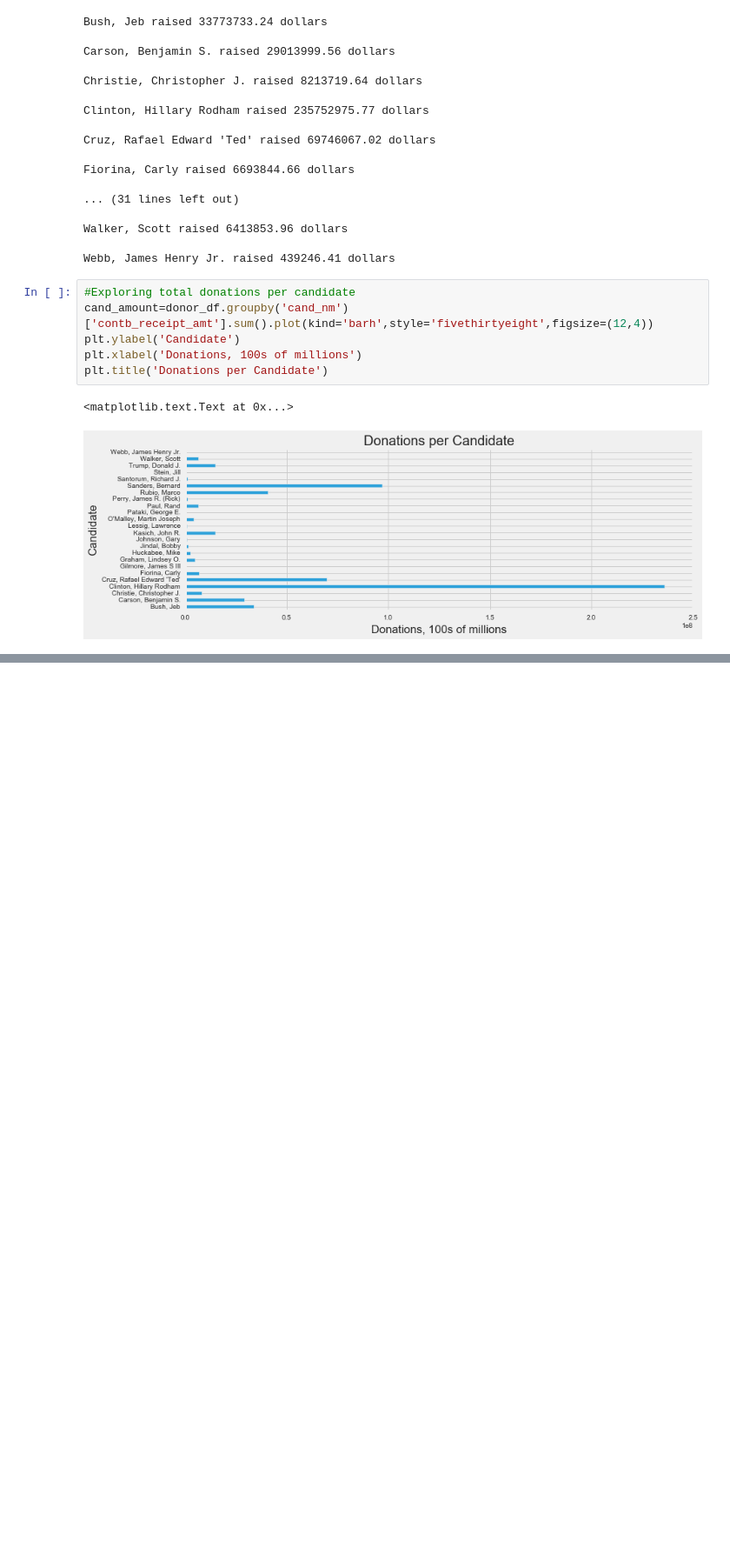
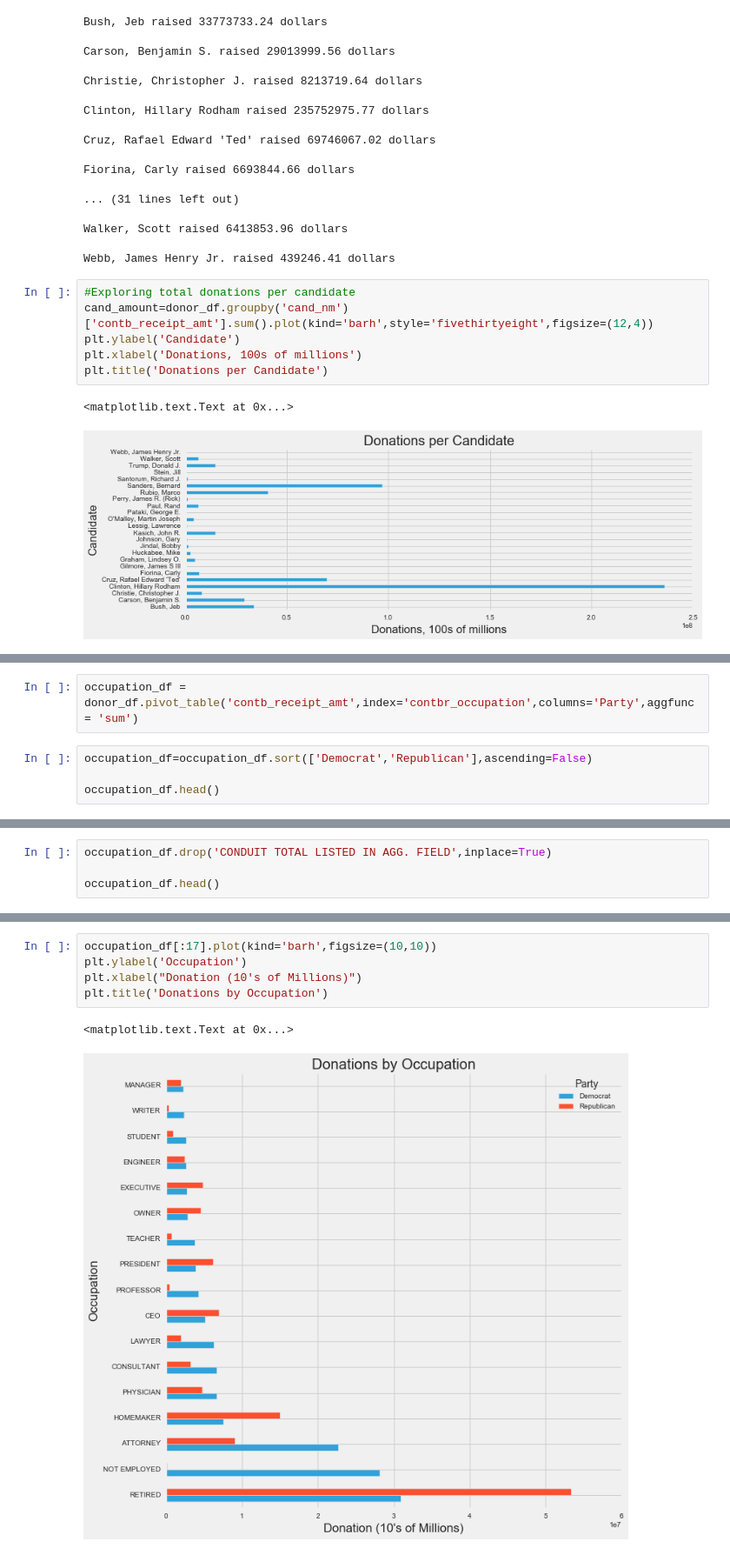
Before and after one commit to TrojanCarp/Election-Analysis, a Jupyter notebook: Election Analysis (Clinton, Trump, Johnson-2016).ipynb, the cells around one changed output, grey strips where cells are left out. Shown at 87% size. Saved outputs shown, nothing was run; the diff lists cells and outputs as text; blank space fills up the shorter version.

Commit message:
Election Analysis
Updated with Donors by Occupation viz

```diff
--- a/Election Analysis (Clinton, Trump, Johnson-2016).ipynb
+++ b/Election Analysis (Clinton, Trump, Johnson-2016).ipynb
@@ -199,3 +182,9 @@ plt.title ('Total Donations per Party')
 # %% [output]
 <matplotlib.text.Text at 0x...>
 [figure]
+# %%
+occupation_df = donor_df.pivot_table('contb_receipt_amt',index='contbr_occupation',columns='Party',aggfunc = 'sum')
+# %%
+occupation_df=occupation_df.sort(['Democrat','Republican'],ascending=False)
+
+occupation_df.head()
@@ -201,0 +199,4 @@ plt.title ('Total Donations per Party')
+# %%
+occupation_df.drop('CONDUIT TOTAL LISTED IN AGG. FIELD',inplace=True)
+
+occupation_df.head()
@@ -201,0 +211,8 @@ plt.title ('Total Donations per Party')
+# %%
+occupation_df[:17].plot(kind='barh',figsize=(10,10))
+plt.ylabel('Occupation')
+plt.xlabel("Donation (10's of Millions)")
+plt.title('Donations by Occupation')
+# %% [output]
+<matplotlib.text.Text at 0x...>
+[figure, added]
```
Also changed, not shown: parts of 8 cells of this notebook, 1 other file.
